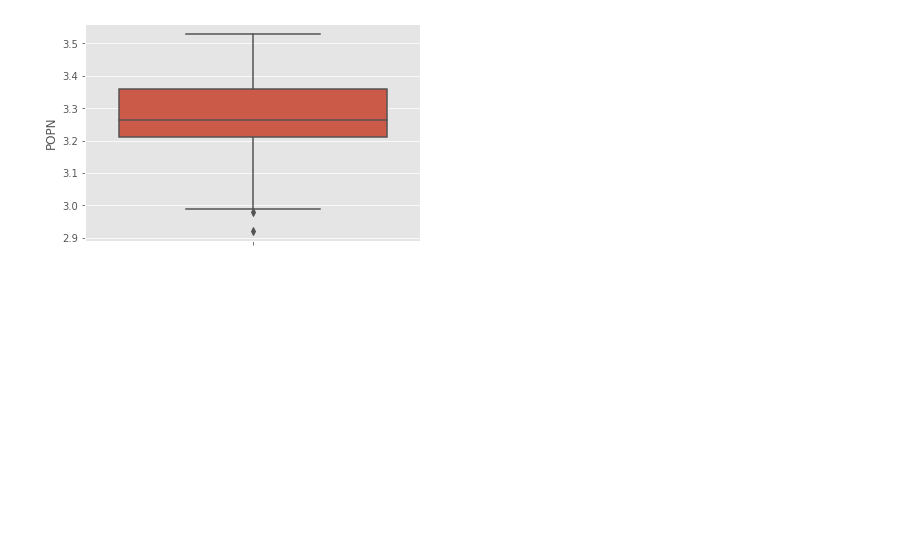
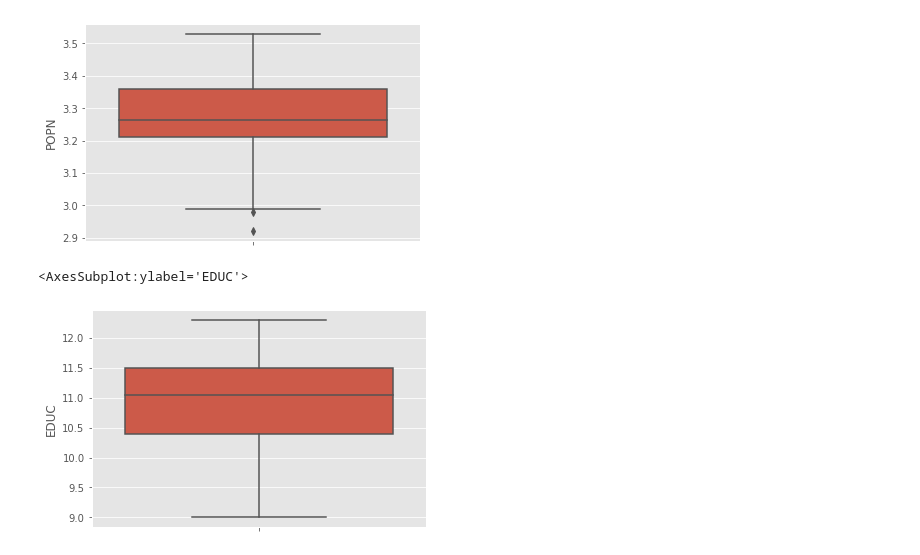
Before and after one commit to joorter/Affirmations, a Jupyter notebook: Parte1_AED_Pollution_v2_boxsplots.ipynb, the cells around one changed output. Cells and saved outputs as stored; diff of their text form; code cells hidden in the pictures; blank space fills up the shorter version.

```diff
--- a/Parte1_AED_Pollution_v2_boxsplots.ipynb
+++ b/Parte1_AED_Pollution_v2_boxsplots.ipynb
@@ -296,3 +294,8 @@ sns.boxplot(y='POPN',data=df_pollution)
 # %% [output]
 <AxesSubplot:ylabel='POPN'>
 [figure]
+# %%
+sns.boxplot(y='EDUC',data=df_pollution)
+# %% [output]
+<AxesSubplot:ylabel='EDUC'>
+[figure, added]
```
Also changed, not shown: parts of 11 cells of this notebook.
